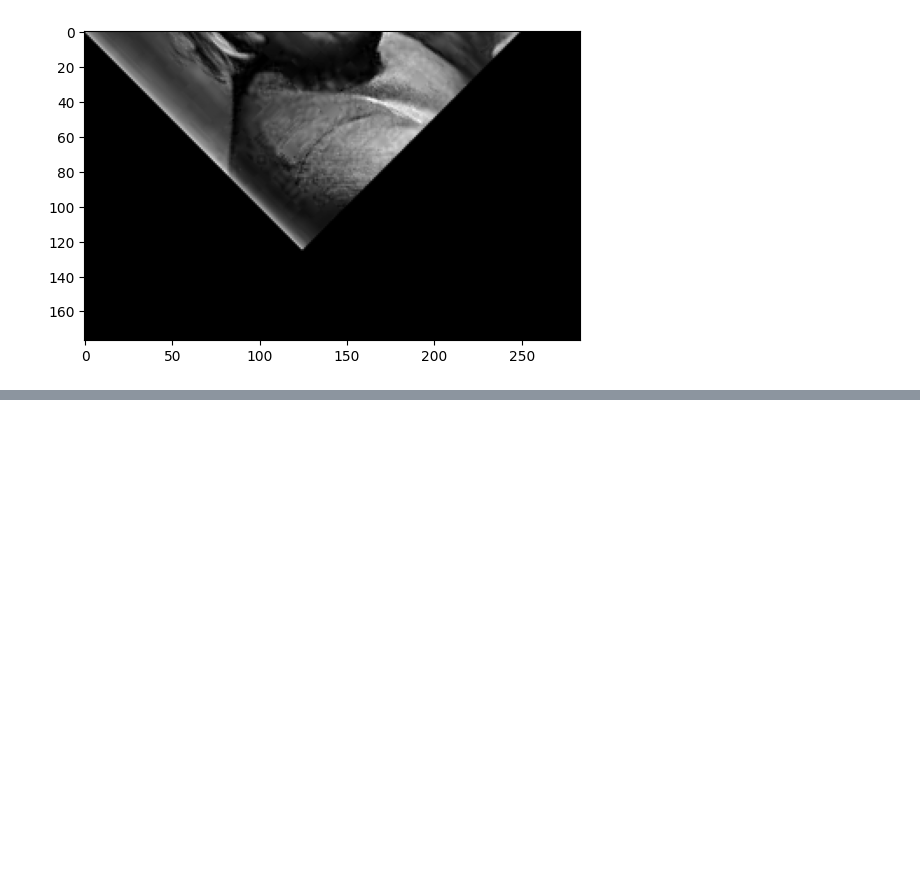
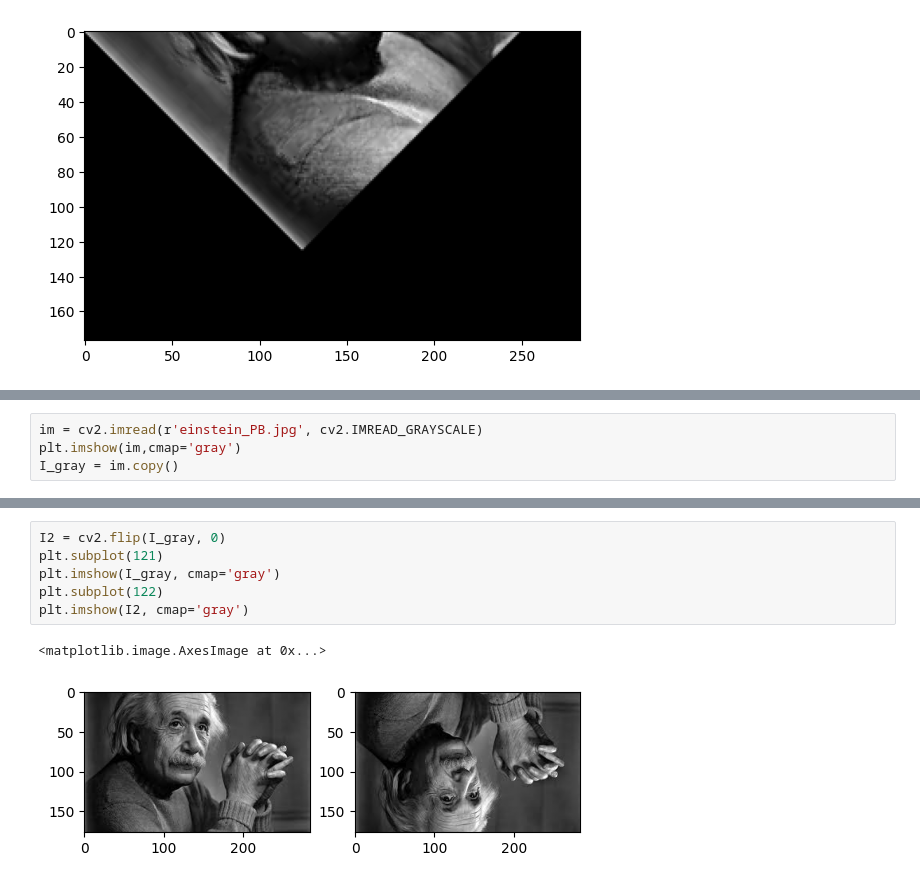
Before and after one commit to MauTBernardini/ComputerVisionPythonCourse, a Jupyter notebook: Transformations/transformations.ipynb, the cells around one changed output, grey strips where cells are left out. Cells and saved outputs as stored; diff of their text form; blank space fills up the shorter version.

```diff
--- a/Transformations/transformations.ipynb
+++ b/Transformations/transformations.ipynb
@@ -263,0 +288,4 @@ plt.imshow(i,cmap='gray')
+# %%
+im = cv2.imread(r'einstein_PB.jpg', cv2.IMREAD_GRAYSCALE)
+plt.imshow(im,cmap='gray')
+I_gray = im.copy()
@@ -263,0 +294,9 @@ plt.imshow(i,cmap='gray')
+# %%
+I2 = cv2.flip(I_gray, 0)
+plt.subplot(121)
+plt.imshow(I_gray, cmap='gray')
+plt.subplot(122)
+plt.imshow(I2, cmap='gray')
+# %% [output]
+<matplotlib.image.AxesImage at 0x...>
+[figure, added]
```
Also changed, not shown: parts of 18 cells of this notebook.
